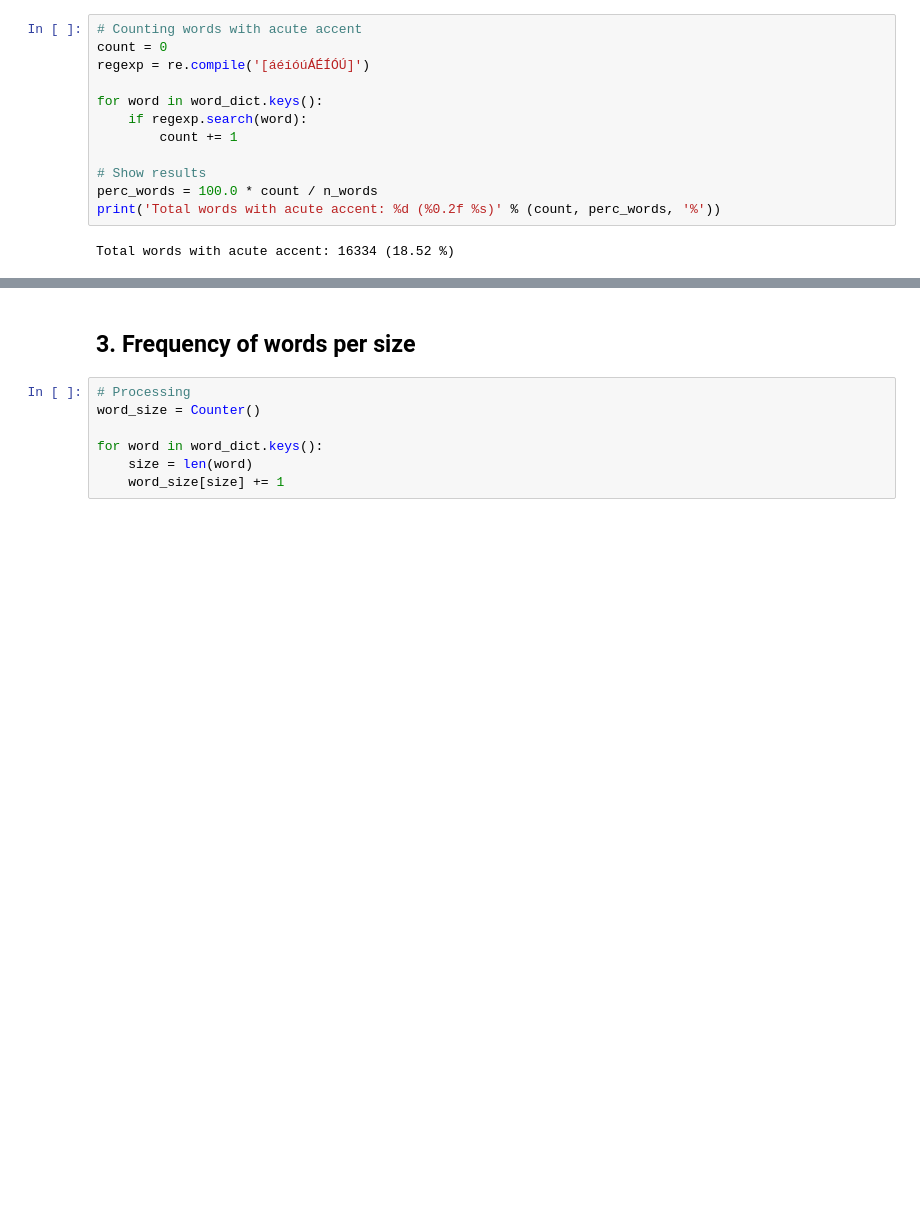
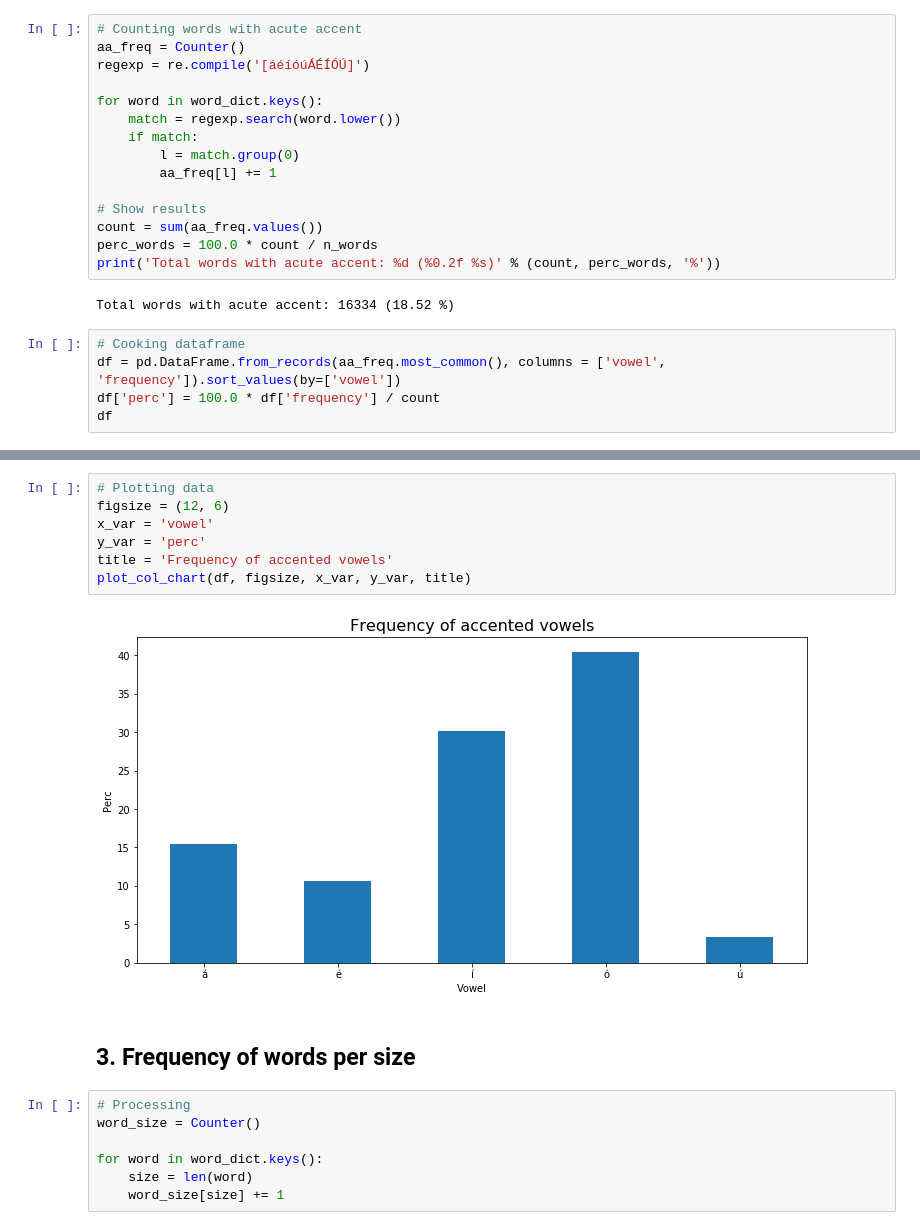
Before and after one commit to ansegura7/DSL_Analysis, a Jupyter notebook: code/dsl_text_analysis.ipynb, the cells around one changed output, grey strips where cells are left out. Drawn from its saved outputs; the diff is of its cells as text; blank space fills up the shorter version.

Commit message:
Update Analysis
- Updated Number of words with acute accent in Spanish language analysis.

```diff
--- a/code/dsl_text_analysis.ipynb
+++ b/code/dsl_text_analysis.ipynb
@@ -100,15 +100,23 @@ Total of different words: 88190
 ## 2. Number of words with acute accent in Spanish language
 # %%
 # Counting words with acute accent
-count = 0
+aa_freq = Counter()
 regexp = re.compile('[áéíóúÁÉÍÓÚ]')
 
 for word in word_dict.keys():
-    if regexp.search(word):
-        count += 1
+    match = regexp.search(word.lower())
+    if match:
+        l = match.group(0)
+        aa_freq[l] += 1
 
 # Show results
+count = sum(aa_freq.values())
 perc_words = 100.0 * count / n_words
 print('Total words with acute accent: %d (%0.2f %s)' % (count, perc_words, '%'))
 # %% [output]
 Total words with acute accent: 16334 (18.52 %)
+# %%
+# Cooking dataframe
+df = pd.DataFrame.from_records(aa_freq.most_common(), columns = ['vowel', 'frequency']).sort_values(by=['vowel'])
+df['perc'] = 100.0 * df['frequency'] / count
+df
@@ -115,3 +130,12 @@ Total words with acute accent: 16334 (18.52 %)
+# %%
+# Plotting data
+figsize = (12, 6)
+x_var = 'vowel'
+y_var = 'perc'
+title = 'Frequency of accented vowels'
+plot_col_chart(df, figsize, x_var, y_var, title)
+# %% [output]
+[figure, added]
 # %% [markdown]
 ## 3. Frequency of words per size
 # %%
```
Also changed, not shown: parts of 8 cells of this notebook, 1 other file.
